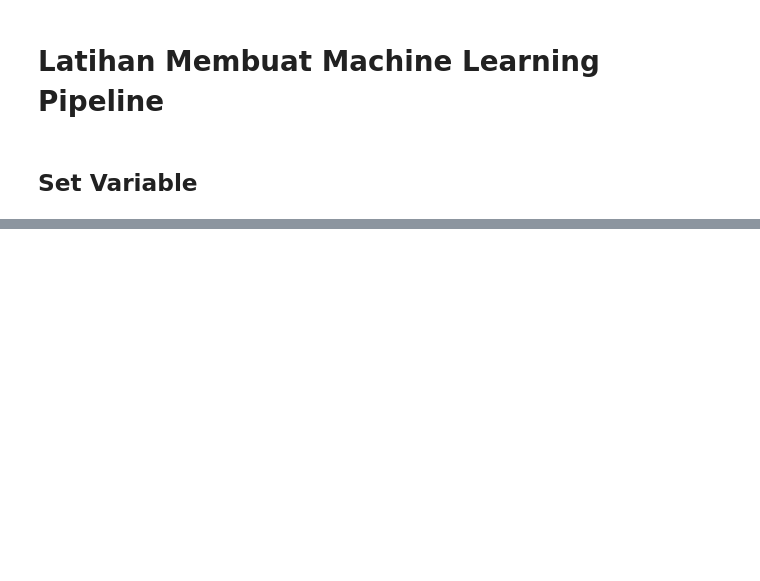
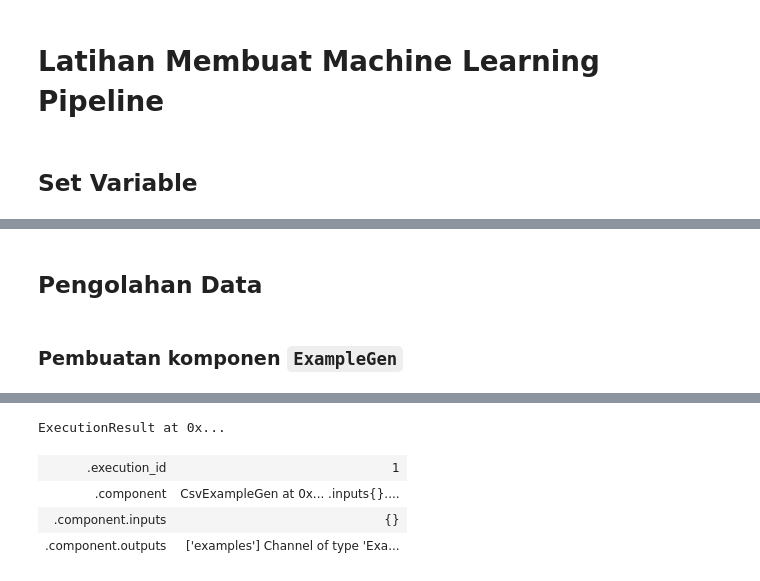
Before and after one commit to dicodingacademy/a443-MLOps-ML-Pipeline, a Jupyter notebook: notebook.ipynb, the cells around one changed output, grey strips where cells are left out. Drawn from its saved outputs; the diff is of its cells as text; code cells hidden in the pictures; blank space fills up the shorter version.

Commit message:
Update and add data processing step

```diff
--- a/notebook.ipynb
+++ b/notebook.ipynb
@@ -29,0 +32,15 @@ interactive_context = InteractiveContext(pipeline_root=PIPELINE_ROOT)
+# %% [markdown]
+## Pengolahan Data
+# %% [markdown]
+### Pembuatan komponen `ExampleGen`
+# %%
+output = example_gen_pb2.Output(
+    split_config = example_gen_pb2.SplitConfig(splits=[
+        example_gen_pb2.SplitConfig.Split(name="train", hash_buckets=8),
+        example_gen_pb2.SplitConfig.Split(name="eval", hash_buckets=2)
+    ])
+)
+
+example_gen = CsvExampleGen(input_base=DATA_ROOT, output_config=output)
+interactive_context.run(example_gen)
+# %% [output]
@@ -29,0 +50,5 @@ interactive_context = InteractiveContext(pipeline_root=PIPELINE_ROOT)
+ExecutionResult at 0x...
+| .execution_id | 1 |
+| .component | CsvExampleGen at 0x... .inputs{}.... |
+| .component.inputs | {} |
+| .component.outputs | ['examples'] Channel of type 'Exa... |
```
Also changed, not shown: parts of 17 cells of this notebook, 2 other files.
